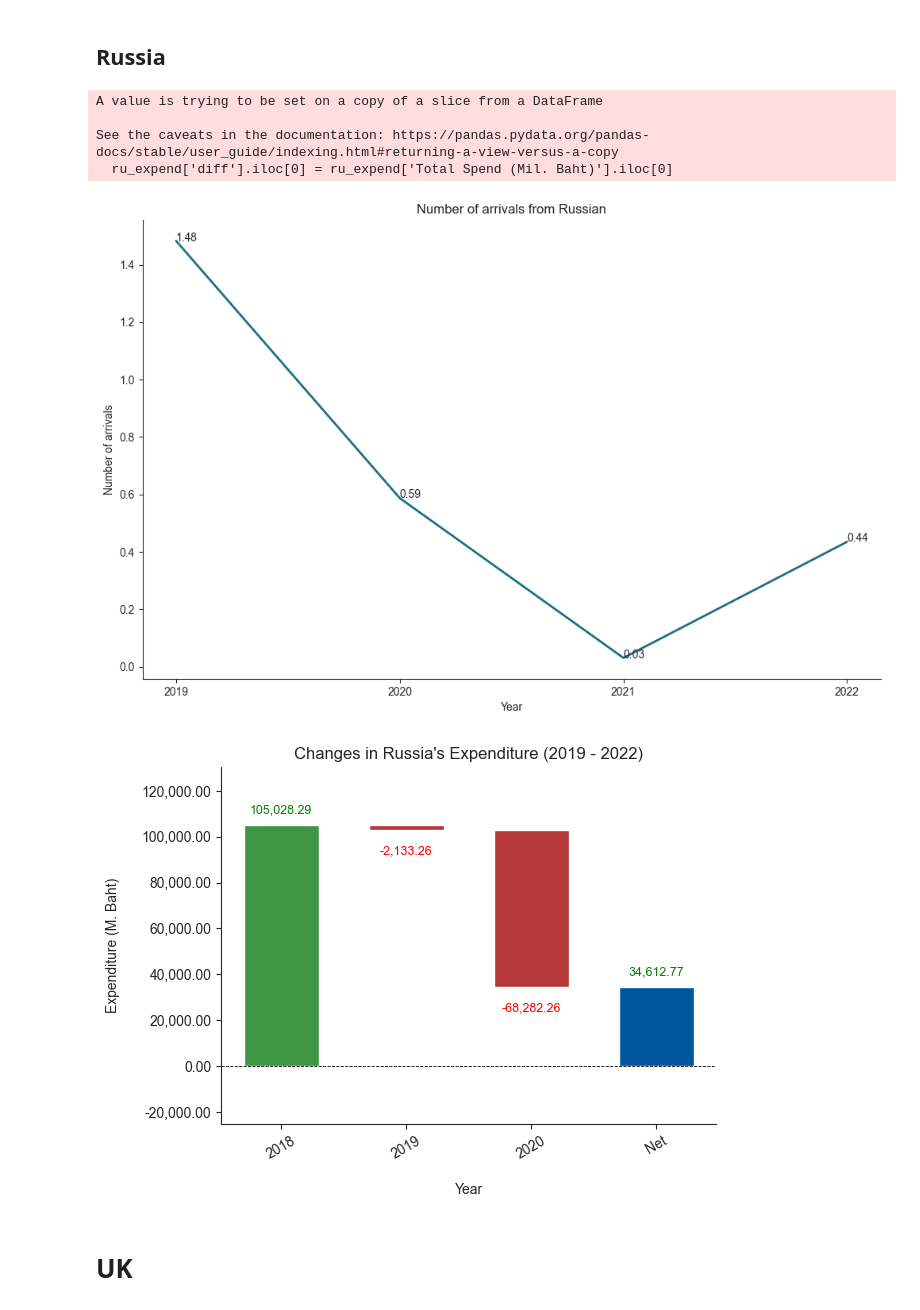
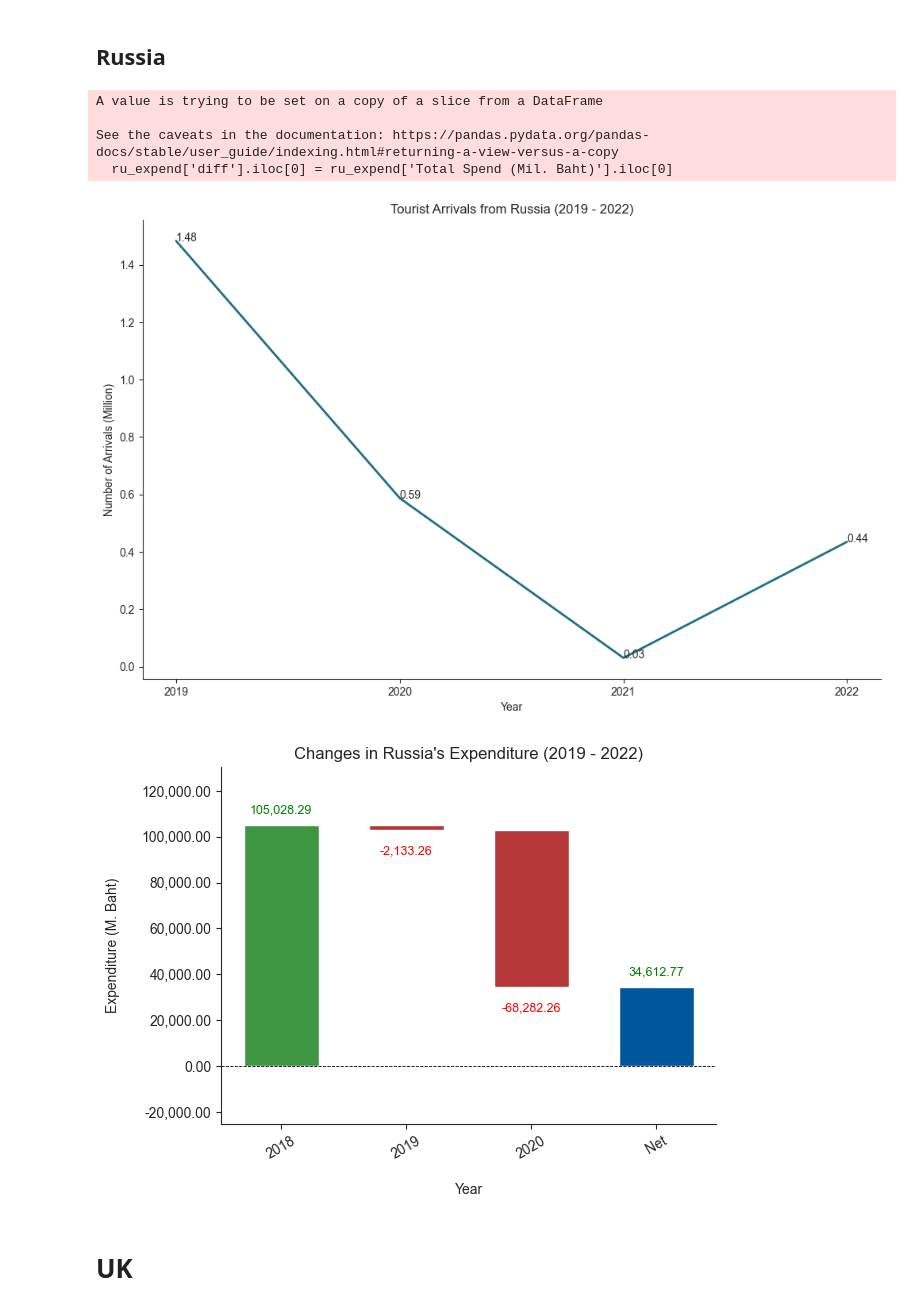
Before and after one commit to eatrabyo/dads-5001-mini-project, a Jupyter notebook: Analysis.ipynb, the cells around one changed output. Drawn from its saved outputs; the diff is of its cells as text; code cells hidden in the pictures.

Commit message:
-change graph title

```diff
--- a/Analysis.ipynb
+++ b/Analysis.ipynb
@@ -428,36 +428,36 @@ ru_expend['year'] = ru_expend['year'].astype(str)
 # Create the subplots
 fig, axes1 = plt.subplots(1, 1, figsize=(12, 7.5))
 
 # First subplot: line plot of num_arrival over the years
 axes1.plot(Russia['year'], Russia['num_arrival'],color='#1E6F89',linewidth = 2)
 
-axes1.set_title('Number of arrivals from Russian')
+axes1.set_title('Tourist Arrivals from Russia (2019 - 2022)')
 axes1.set_xlabel('Year')
-axes1.set_ylabel('Number of arrivals')
+axes1.set_ylabel('Number of Arrivals (Million)')
 
 # Add annotations for base_pct_change values
 for x, y in zip(Russia['year'], Russia['num_arrival']):
     axes1.annotate(f'{round(y, 2)}', xy=(x, y), textcoords='data')
 
 
 # Second subplot: waterfall chart
 # Plot
 waterfall_russia = waterfall_chart.plot(ru_expend['year'], ru_expend['diff'], formatting="{:,.2f}",
                                   net_label="Net",
                                   blue_color="#00569D",
                                   green_color="#3E9542",
                                   red_color="#B53737",
                                   Title="Changes in Russia's Expenditure (2019 - 2022)",
                                   x_lab = "Year", y_lab = "Expenditure (M. Baht)")
 
 ##axes2.set_ylim(min(China_num_19_21['num_arrival']), max(China_num_19_21['num_arrival']))
 plt.show()
 # %% [output]
 A value is trying to be set on a copy of a slice from a DataFrame
 
 See the caveats in the documentation: https://pandas.pydata.org/pandas-docs/stable/user_guide/indexing.html#returning-a-view-versus-a-copy
   ru_expend['diff'].iloc[0] = ru_expend['Total Spend (Mil. Baht)'].iloc[0]
-[figure, old version]
+[figure, new version]
 [figure]
 # %% [markdown]
 # UK
```
